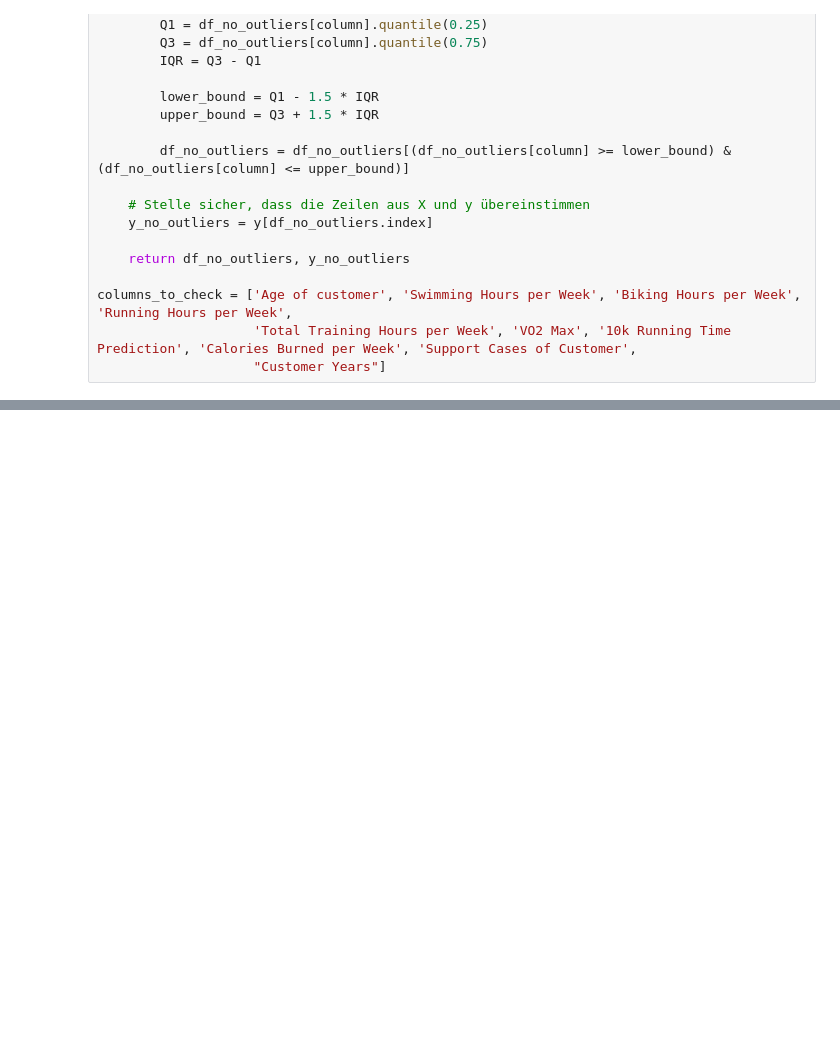
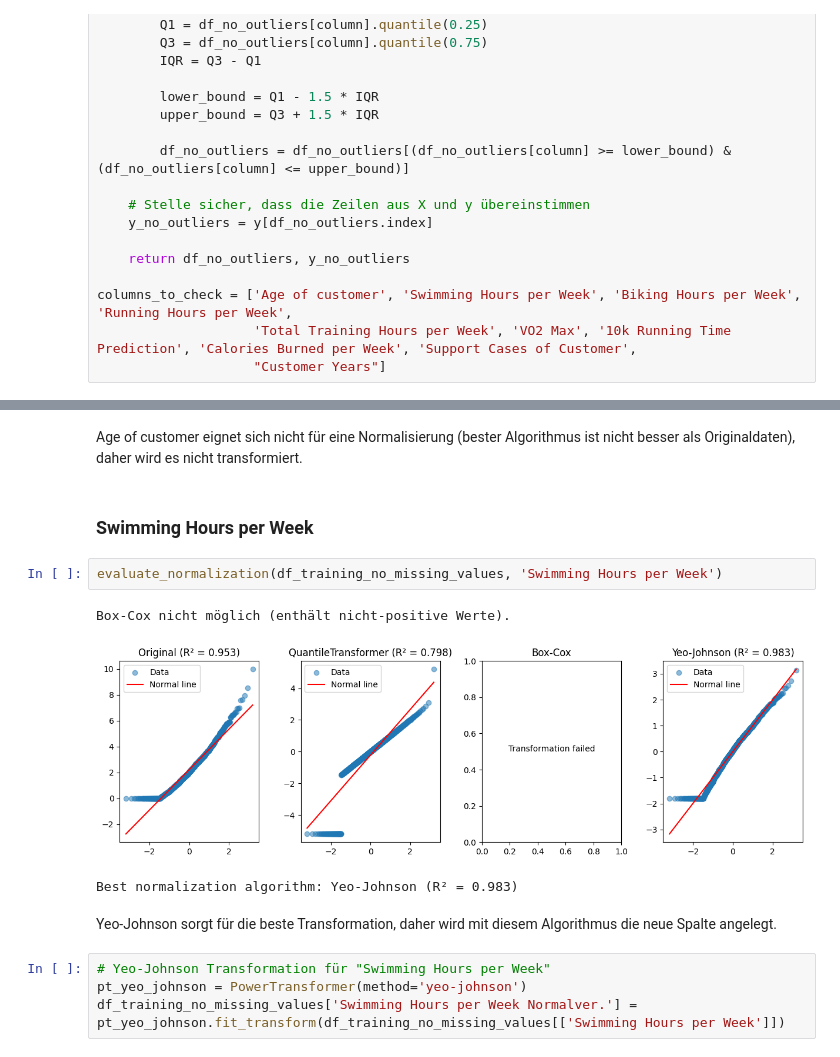
Before and after one commit to MarioKrupinski/Introduction-to-Data-Science-AI, a Jupyter notebook: notebooks/preparation.ipynb, the cells around one changed output, grey strips where cells are left out. Cells and saved outputs as stored; diff of their text form; blank space fills up the shorter version.

```diff
--- a/notebooks/preparation.ipynb
+++ b/notebooks/preparation.ipynb
@@ -1117,0 +1580,16 @@ columns_to_check = ['Age of customer', 'Swimming Hours per Week', 'Biking Hours
+# %% [markdown]
+Age of customer eignet sich nicht für eine Normalisierung (bester Algorithmus ist nicht besser als Originaldaten), daher wird es nicht transformiert.
+# %% [markdown]
+<h3> Swimming Hours per Week
+# %%
+evaluate_normalization(df_training_no_missing_values, 'Swimming Hours per Week')
+# %% [output]
+Box-Cox nicht möglich (enthält nicht-positive Werte).
+[figure, added]
+Best normalization algorithm: Yeo-Johnson (R² = 0.983)
+# %% [markdown]
+Yeo-Johnson sorgt für die beste Transformation, daher wird mit diesem Algorithmus die neue Spalte angelegt.
+# %%
+# Yeo-Johnson Transformation für "Swimming Hours per Week"
+pt_yeo_johnson = PowerTransformer(method='yeo-johnson')
+df_training_no_missing_values['Swimming Hours per Week Normalver.'] = pt_yeo_johnson.fit_transform(df_training_no_missing_values[['Swimming Hours per Week']])
```
Also changed, not shown: parts of 95 cells of this notebook, 2 other files.
